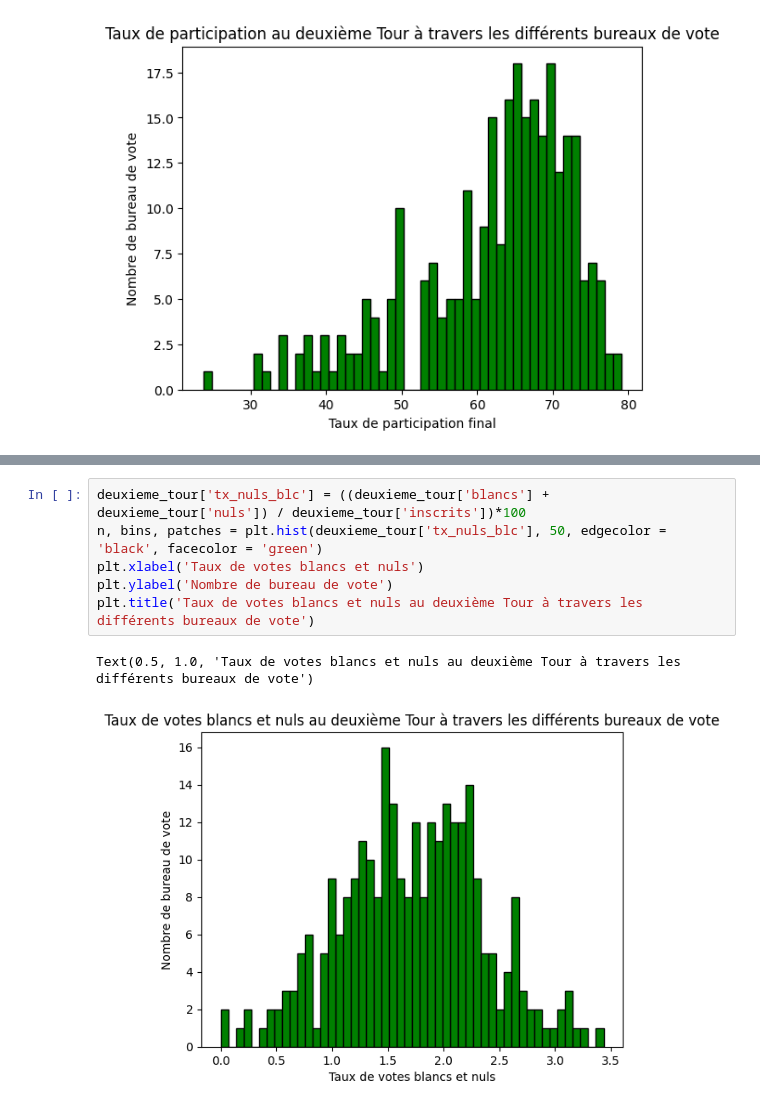
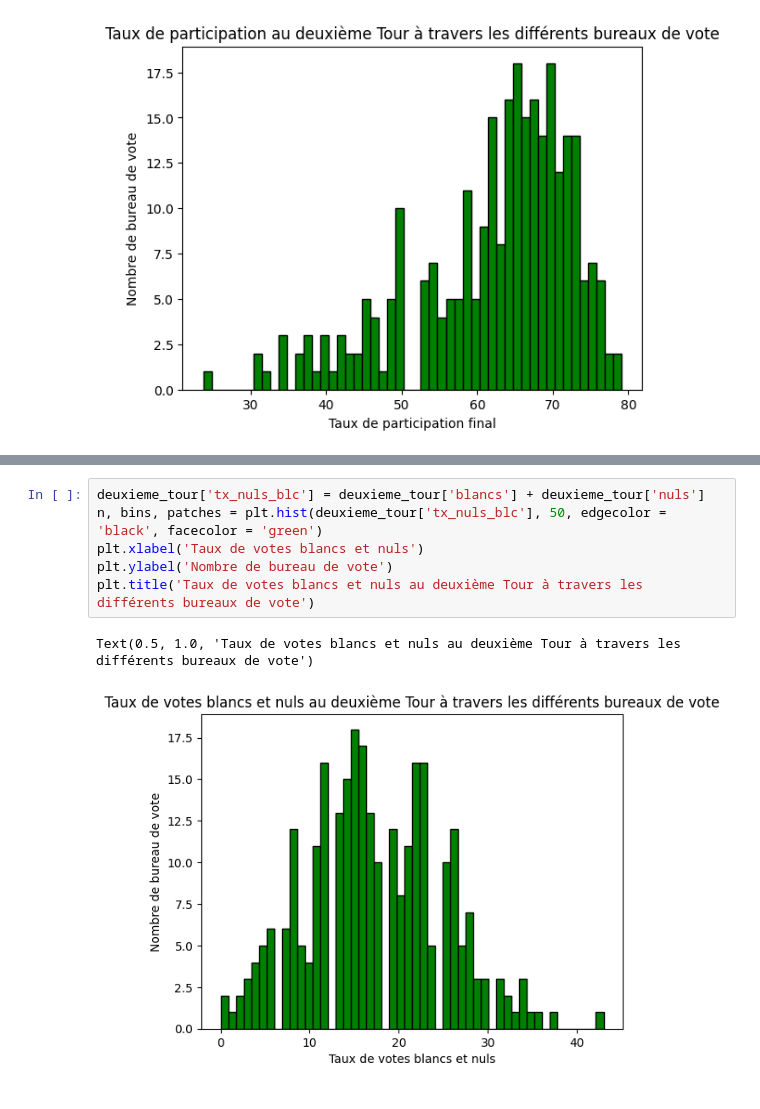
Before and after one commit to AlexisHct/Analyses_elections_municipales_2026, a Jupyter notebook: notebooks/01_EDA.ipynb, the cells around one changed output, grey strips where cells are left out. Drawn from its saved outputs; the diff is of its cells as text.

```diff
--- a/notebooks/01_EDA.ipynb
+++ b/notebooks/01_EDA.ipynb
@@ -161,9 +210,9 @@ Text(0.5, 1.0, 'Taux de participation au deuxième Tour à travers les différen
 # %%
-deuxieme_tour['tx_nuls_blc'] = ((deuxieme_tour['blancs'] + deuxieme_tour['nuls']) / deuxieme_tour['inscrits'])*100
+deuxieme_tour['tx_nuls_blc'] = deuxieme_tour['blancs'] + deuxieme_tour['nuls']
 n, bins, patches = plt.hist(deuxieme_tour['tx_nuls_blc'], 50, edgecolor = 'black', facecolor = 'green')
 plt.xlabel('Taux de votes blancs et nuls')
 plt.ylabel('Nombre de bureau de vote')
 plt.title('Taux de votes blancs et nuls au deuxième Tour à travers les différents bureaux de vote')
 # %% [output]
 Text(0.5, 1.0, 'Taux de votes blancs et nuls au deuxième Tour à travers les différents bureaux de vote')
-[figure, old version]
+[figure, new version]
```
Also changed, not shown: parts of 33 cells of this notebook.
